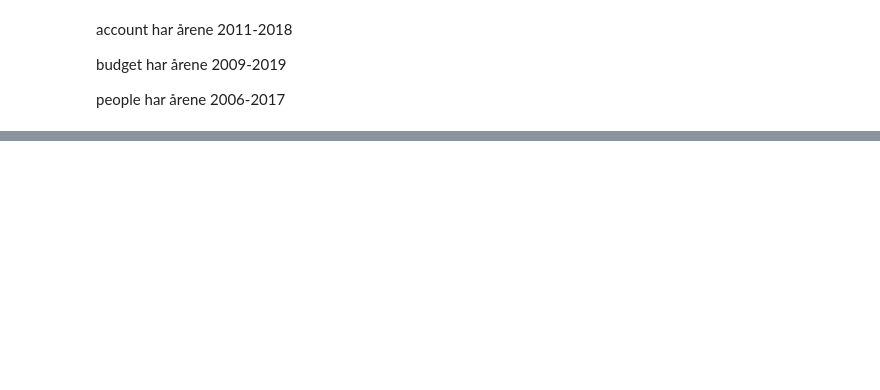
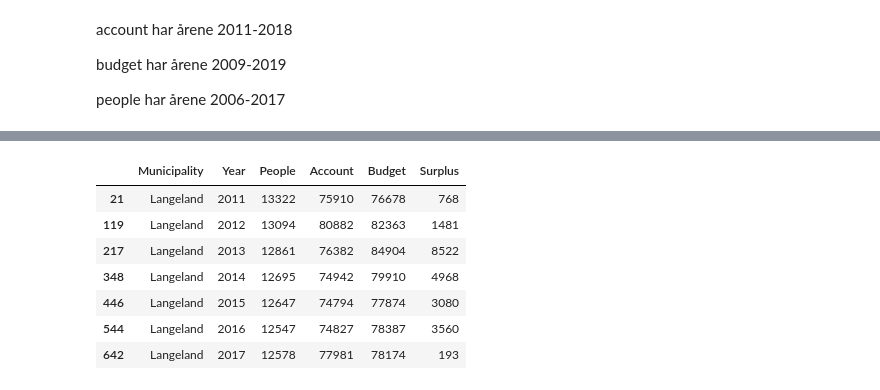
Before and after one commit to s-corfixen/projects-2019-snake-on-3310, a Jupyter notebook: Project/ny project.ipynb, the cells around one changed output, grey strips where cells are left out. Saved outputs shown, nothing was run; the diff lists cells and outputs as text; code cells hidden in the pictures; blank space fills up the shorter version.

```diff
--- a/Project/ny project.ipynb
+++ b/Project/ny project.ipynb
@@ -114,0 +56,12 @@ list(set(list(people["Municipality"]))-set(list(budget["Municipality"])))
+# %%
+fullymerged["Surplus"] = fullymerged["Budget"]-fullymerged["Account"]
+fullymerged[fullymerged["Municipality"]=="Langeland"].head(20)
+# %% [output]
+|  | Municipality | Year | People | Account | Budget | Surplus |
+| 21 | Langeland | 2011 | 13322 | 75910 | 76678 | 768 |
+| 119 | Langeland | 2012 | 13094 | 80882 | 82363 | 1481 |
+| 217 | Langeland | 2013 | 12861 | 76382 | 84904 | 8522 |
+| 348 | Langeland | 2014 | 12695 | 74942 | 79910 | 4968 |
+| 446 | Langeland | 2015 | 12647 | 74794 | 77874 | 3080 |
+| 544 | Langeland | 2016 | 12547 | 74827 | 78387 | 3560 |
+| 642 | Langeland | 2017 | 12578 | 77981 | 78174 | 193 |
```
Also changed, not shown: parts of 12 cells of this notebook.
